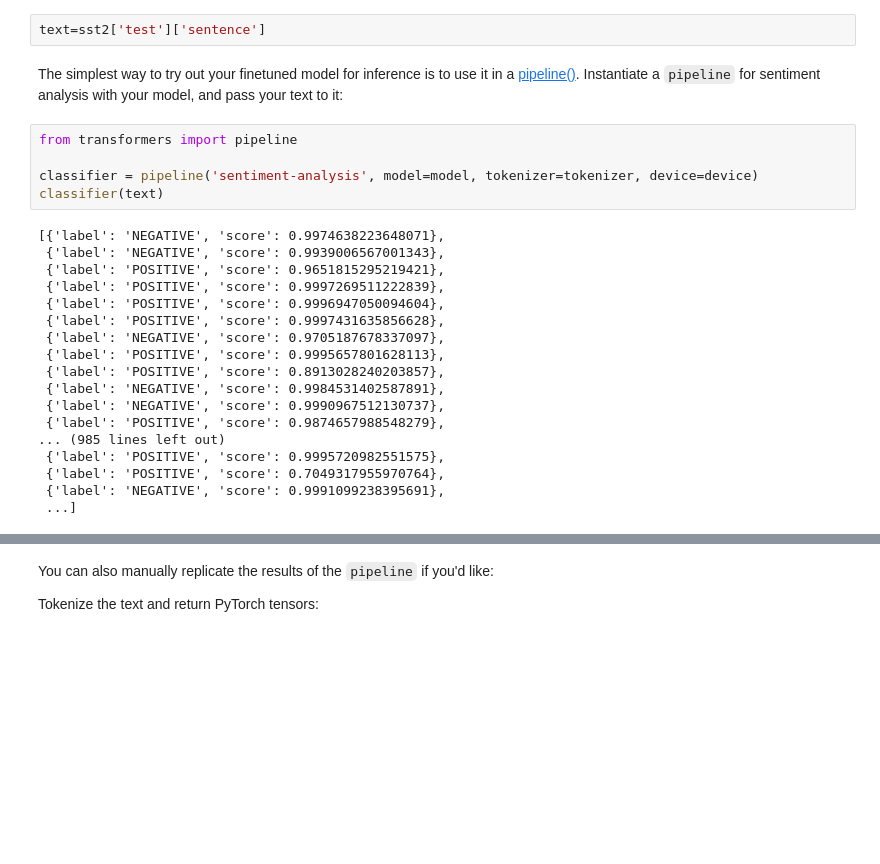
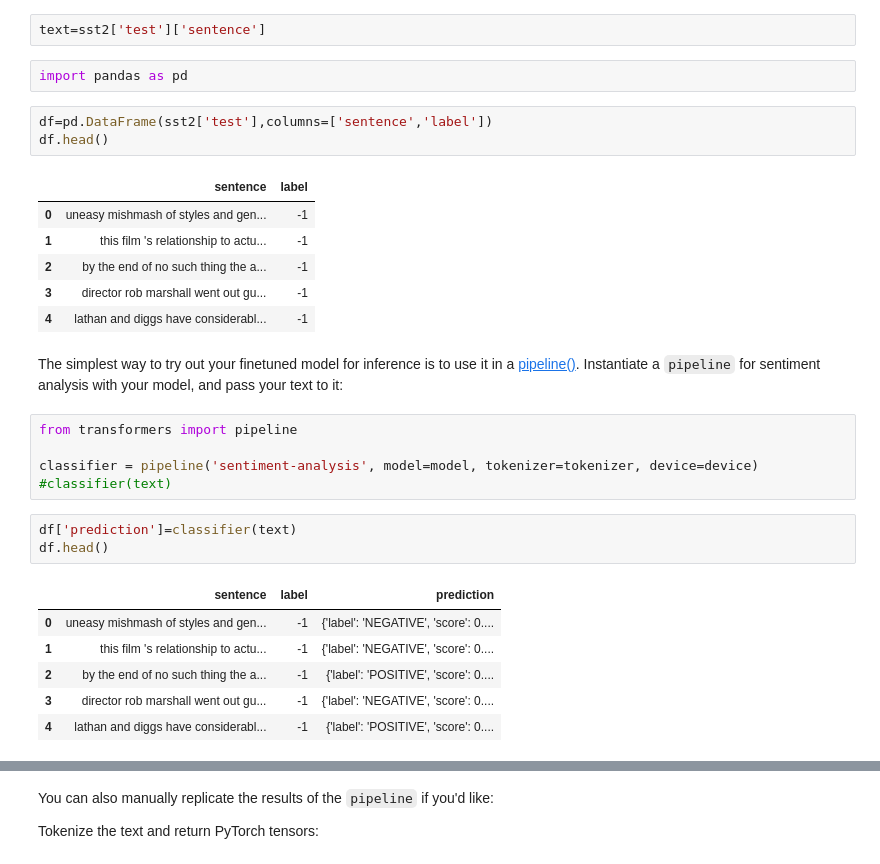
Before and after one commit to ritwickban/Sentiment-Classification, a Jupyter notebook: Sentiment_Classification_on_SST2.ipynb, the cells around one changed output, grey strips where cells are left out. Cells and saved outputs as stored; diff of their text form; blank space fills up the shorter version.

```diff
--- a/Sentiment_Classification_on_SST2.ipynb
+++ b/Sentiment_Classification_on_SST2.ipynb
@@ -312,28 +306,32 @@ Great, now that you've finetuned a model, you can use it for inference!
 Grab some text you'd like to run inference on:
 # %%
 text=sst2['test']['sentence']
+# %%
+import pandas as pd
+# %%
+df=pd.DataFrame(sst2['test'],columns=['sentence','label'])
+df.head()
+# %% [output]
+|  | sentence | label |
+| 0 | uneasy mishmash of styles and gen... | -1 |
+| 1 | this film 's relationship to actu... | -1 |
+| 2 | by the end of no such thing the a... | -1 |
+| 3 | director rob marshall went out gu... | -1 |
+| 4 | lathan and diggs have considerabl... | -1 |
 # %% [markdown]
 The simplest way to try out your finetuned model for inference is to use it in a [pipeline()](https://huggingface.co/docs/transformers/main/en/main_classes/pipelines#transformers.pipeline). Instantiate a `pipeline` for sentiment analysis with your model, and pass your text to it:
 # %%
 from transformers import pipeline
 
 classifier = pipeline('sentiment-analysis', model=model, tokenizer=tokenizer, device=device)
-classifier(text)
+#classifier(text)
-# %% [output]
-[{'label': 'NEGATIVE', 'score': 0.9974638223648071},
- {'label': 'NEGATIVE', 'score': 0.9939006567001343},
- {'label': 'POSITIVE', 'score': 0.9651815295219421},
- {'label': 'POSITIVE', 'score': 0.9997269511222839},
- {'label': 'POSITIVE', 'score': 0.9996947050094604},
- {'label': 'POSITIVE', 'score': 0.9997431635856628},
- {'label': 'NEGATIVE', 'score': 0.9705187678337097},
- {'label': 'POSITIVE', 'score': 0.9995657801628113},
- {'label': 'POSITIVE', 'score': 0.8913028240203857},
- {'label': 'NEGATIVE', 'score': 0.9984531402587891},
- {'label': 'NEGATIVE', 'score': 0.9990967512130737},
- {'label': 'POSITIVE', 'score': 0.9874657988548279},
-... (985 lines left out)
- {'label': 'POSITIVE', 'score': 0.9995720982551575},
- {'label': 'POSITIVE', 'score': 0.7049317955970764},
- {'label': 'NEGATIVE', 'score': 0.9991099238395691},
- ...]
+# %%
+df['prediction']=classifier(text)
+df.head()
+# %% [output]
+|  | sentence | label | prediction |
+| 0 | uneasy mishmash of styles and gen... | -1 | {'label': 'NEGATIVE', 'score': 0.... |
+| 1 | this film 's relationship to actu... | -1 | {'label': 'NEGATIVE', 'score': 0.... |
+| 2 | by the end of no such thing the a... | -1 | {'label': 'POSITIVE', 'score': 0.... |
+| 3 | director rob marshall went out gu... | -1 | {'label': 'NEGATIVE', 'score': 0.... |
+| 4 | lathan and diggs have considerabl... | -1 | {'label': 'POSITIVE', 'score': 0.... |
```
Also changed, not shown: parts of 5 cells of this notebook.
